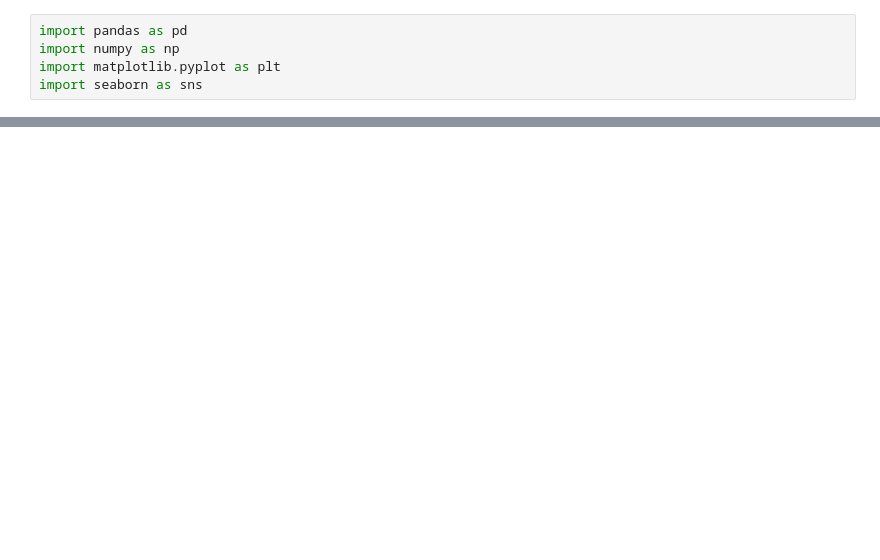
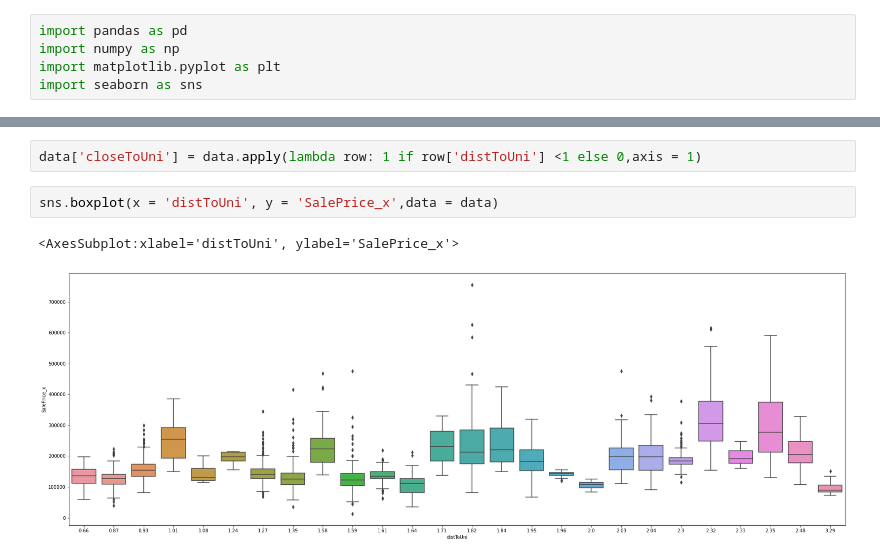
Before and after one commit to nickelworks/machine-learning-housing-project, a Jupyter notebook: charles/eda/Untitled.ipynb, the cells around one changed output, grey strips where cells are left out. Saved outputs shown, nothing was run; the diff lists cells and outputs as text; blank space fills up the shorter version.

```diff
--- a/charles/eda/Untitled.ipynb
+++ b/charles/eda/Untitled.ipynb
@@ -41,0 +58,7 @@ array(['NAmes', 'Greens', 'GrnHill', 'Landmrk'], dtype=object)
+# %%
+data['closeToUni'] = data.apply(lambda row: 1 if row['distToUni'] <1 else 0,axis = 1)
+# %%
+sns.boxplot(x = 'distToUni', y = 'SalePrice_x',data = data)
+# %% [output]
+<AxesSubplot:xlabel='distToUni', ylabel='SalePrice_x'>
+[figure, added]
```
Also changed, not shown: parts of 12 cells of this notebook, 7 other files.
